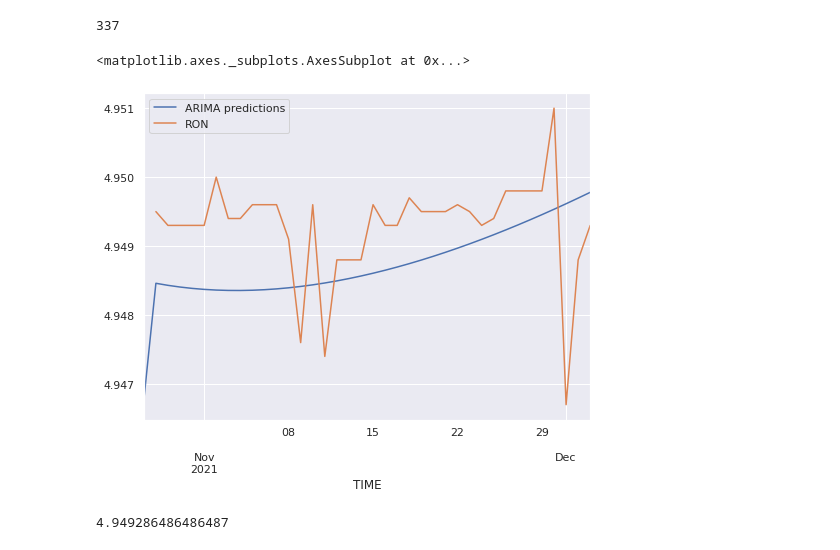
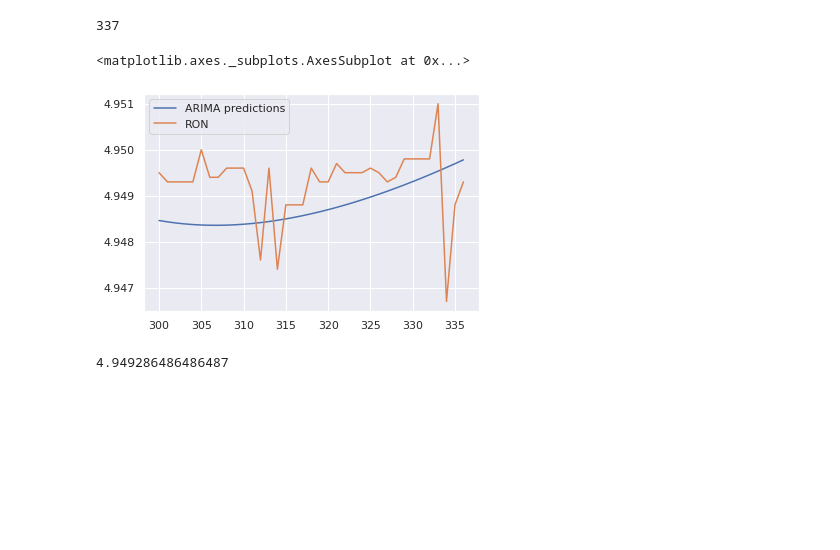
Before and after one commit to jtunde/Python, a Jupyter notebook: cn2 ARIMA.ipynb, the cells around one changed output. Cells and saved outputs as stored; diff of their text form; code cells hidden in the pictures; blank space fills up the shorter version.

```diff
--- a/cn2 ARIMA.ipynb
+++ b/cn2 ARIMA.ipynb
@@ -170,4 +170,5 @@ MSE:  0.004737733387625022
 # %%
+data = pd.read_csv('drive/MyDrive/data.csv')
 print(len(data))
 #1-300
 train = data.iloc[:300]
@@ -178,18 +179,18 @@ test = data.iloc[300:]
 # %%
 from statsmodels.tsa.arima_model import ARIMA
 #model=ARIMA(train['RON'],order=(1,0,5))
 model=ARIMA(train['RON'],order=(1,1,2))
 model=model.fit()
 model.summary()
 
-pred=model.predict(start='2021-10-27',end='2021-12-03',typ='levels').rename('ARIMA predictions')
-#pred=model.predict(start=len(train),end=len(train)+len(test)-1,typ='levels').rename('ARIMA predictions')
+#pred=model.predict(start='2021-10-27',end='2021-12-03',typ='levels').rename('ARIMA predictions')
+pred=model.predict(start=len(train),end=len(train)+len(test)-1,typ='levels').rename('ARIMA predictions')
 
 pred.plot(legend=True)
 test['RON'].plot(legend=True)
 # %% [output]
 <matplotlib.axes._subplots.AxesSubplot at 0x...>
-[figure, old version]
+[figure, new version]
 # %%
 test['RON'].mean()
 # %% [output]
```
Also changed, not shown: parts of 20 cells of this notebook.
